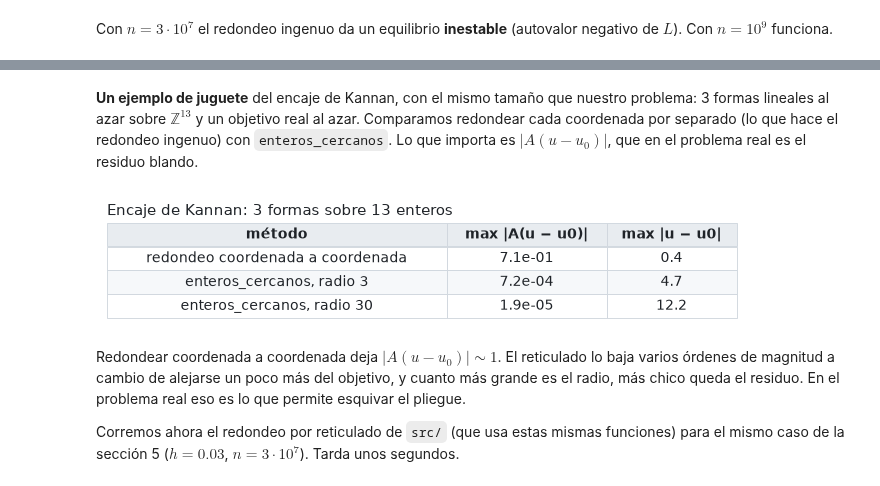
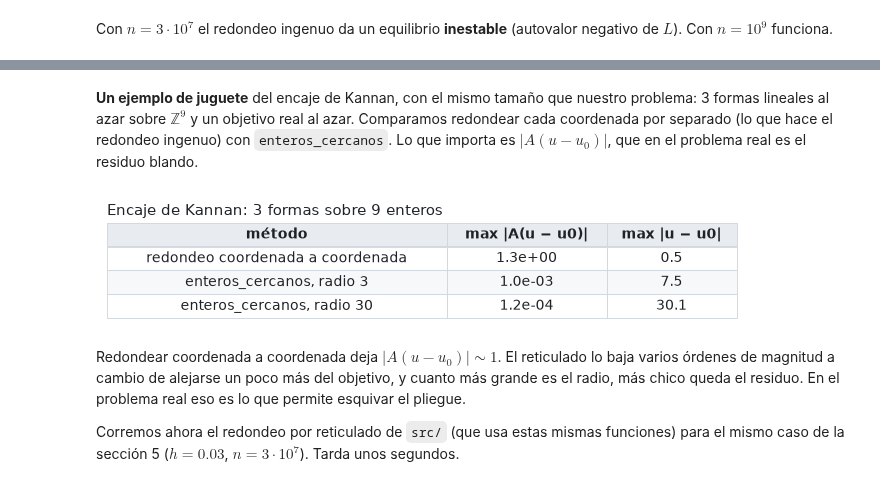
Before and after one commit to Nicoyanz98/investighaton-teo-optimizacion-2026, a Jupyter notebook: notebooks/Grafo_explicito_S7.ipynb, the cells around one changed output, grey strips where cells are left out. Drawn from its saved outputs; the diff is of its cells as text; code cells hidden in the pictures.

```diff
--- a/notebooks/Grafo_explicito_S7.ipynb
+++ b/notebooks/Grafo_explicito_S7.ipynb
@@ -865,24 +875,24 @@ def corregir_grados(d, k, g, pares, residuo, derivada, radio, tolerancias):
     return nuevos
 # %% [markdown]
 **Un ejemplo de juguete** del encaje de Kannan, con el mismo tamaño que nuestro problema: 3 formas
-lineales al azar sobre $\mathbb Z^{13}$ y un objetivo real al azar. Comparamos redondear cada
+lineales al azar sobre $\mathbb Z^{9}$ y un objetivo real al azar. Comparamos redondear cada
 coordenada por separado (lo que hace el redondeo ingenuo) con `enteros_cercanos`. Lo que importa es
 $|A(u - u_0)|$, que en el problema real es el residuo blando.
 # %%
 rng = np.random.default_rng(0)
-A_juguete = rng.standard_normal((3, 13))
-objetivo_juguete = rng.uniform(-50, 50, 13)
+A_juguete = rng.standard_normal((3, 9))
+objetivo_juguete = rng.uniform(-50, 50, 9)
 filas = []
 for nombre, u in [("redondeo coordenada a coordenada", np.round(objetivo_juguete)),
                   ("enteros_cercanos, radio 3", enteros_cercanos(A_juguete, objetivo_juguete, 3)),
                   ("enteros_cercanos, radio 30", enteros_cercanos(A_juguete, objetivo_juguete, 30))]:
     filas.append([nombre, f"{np.abs(A_juguete @ (u - objetivo_juguete)).max():.1e}",
                   f"{np.abs(u - objetivo_juguete).max():.1f}"])
 assert (enteros_cercanos(A_juguete, objetivo_juguete, 3) == reticulado.enteros_cercanos(A_juguete, objetivo_juguete, 3)).all()
 mostrar_tabla(["método", "max |A(u − u0)|", "max |u − u0|"], filas,
-              titulo="Encaje de Kannan: 3 formas sobre 13 enteros")
+              titulo="Encaje de Kannan: 3 formas sobre 9 enteros")
 # %% [output]
-[figure, old version]
+[figure, new version]
 # %% [markdown]
 Redondear coordenada a coordenada deja $|A(u - u_0)| \sim 1$. El reticulado lo baja varios órdenes de
 magnitud a cambio de alejarse un poco más del objetivo, y cuanto más grande es el radio, más chico
```
Also changed, not shown: parts of 2 cells of this notebook, 1 other file.
